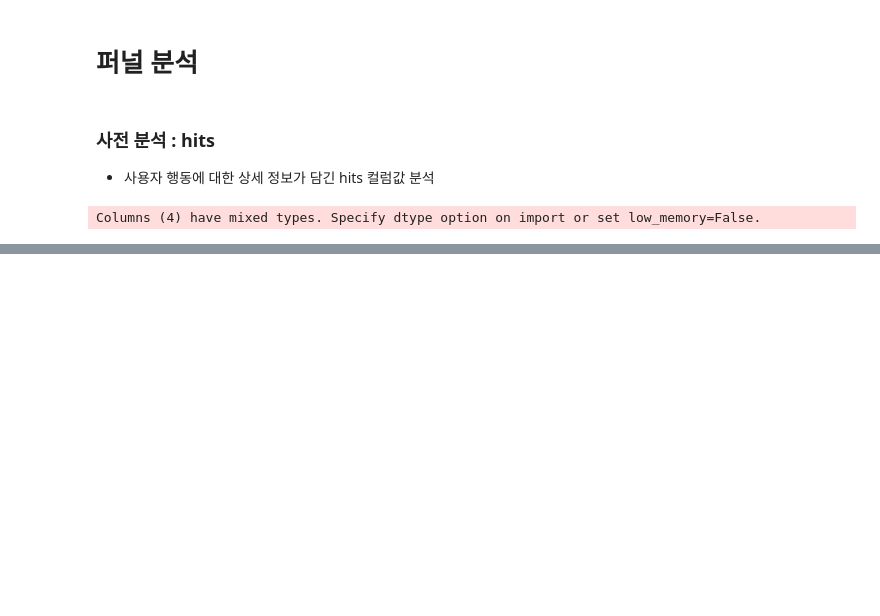
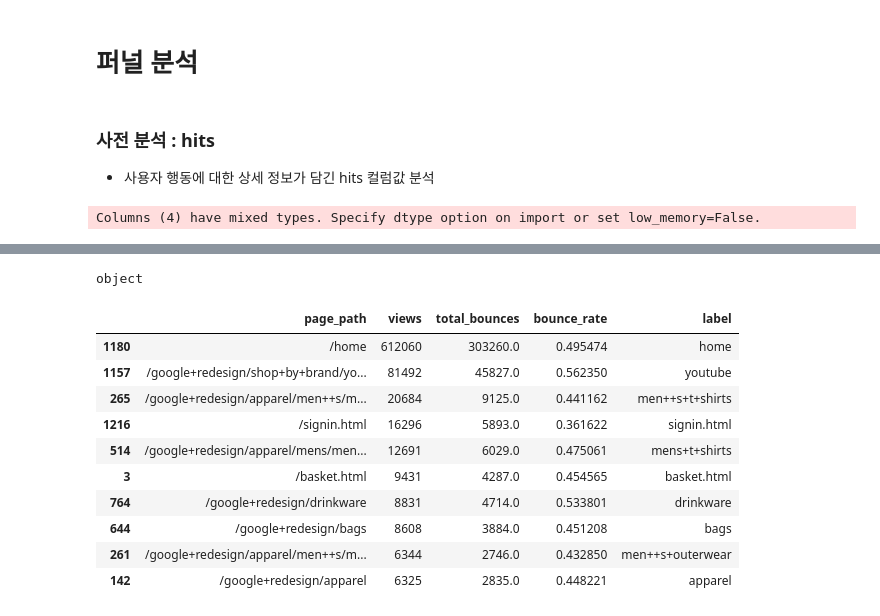
Before and after one commit to yeedacoding/eCommerce-User-Behavior-Analytics, a Jupyter notebook: funnel_analysis.ipynb, the cells around one changed output, grey strips where cells are left out. Drawn from its saved outputs; the diff is of its cells as text; code cells hidden in the pictures; blank space fills up the shorter version.

```diff
--- a/funnel_analysis.ipynb
+++ b/funnel_analysis.ipynb
@@ -58,3 +79,15 @@ hits_data[0]
+# %%
+def safe_parse_hits(x):
+    try:
+        parsed = ast.literal_eval(x)  # 문자열 → 리스트 변환
+        if isinstance(parsed, list) and len(parsed) > 0:  # 리스트 & 비어있지 않은 경우만 반환
+            return parsed[0]  # 리스트 첫 번째 딕셔너리 반환
+        return None  # 변환 불가능한 경우 None 반환
+    except Exception:  # 변환 실패 시 예외 처리
+        return None
+
+# 적용
+sample_df["hits"] = sample_df["hits"].apply(safe_parse_hits)
 # %% [markdown]
 #### (1) 이탈률(bounce rate) 분석을 위한 주요 지표
 - 이탈률 : 한 페이지 방문 후 다른 상호작용 없이 사이트를 떠난 방문자의 비율
@@ -124,0 +129,49 @@ df_result
+# %%
+print(sample_df['totals.bounces'].dtype)
+# %% [output]
+object
+# %%
+bounce_df = sample_df.copy()
+
+# 딕셔너리에서 필요한 값 추출
+def get_page_path(x):
+    if isinstance(x, dict) and x.get("hitNumber") == "1" and x.get("type") == "PAGE":
+        page = x.get("page")  # "page" 키가 있는지 확인
+        if isinstance(page, dict) and "pagePath" in page:  # "page"가 딕셔너리이고 "pagePath"가 존재하는지 확인
+            return page["pagePath"]  # "pagePath" 값 반환
+    return None  # 조건에 맞지 않으면 None 반환
+
+bounce_df["page_path"] = bounce_df["hits"].apply(get_page_path)
+bounce_df["totals.bounces"] = bounce_df["totals.bounces"].astype(float)
+
+# NaN 필터링
+df_filtered = bounce_df[bounce_df["page_path"].notna()][["page_path", "totals.bounces"]]
+
+# GROUP BY (페이지별 방문 수 & 이탈률 계산)
+bounce_result_df = df_filtered.groupby("page_path").agg(
+    views=("page_path", "count"),               # 총 방문 횟수
+    total_bounces=("totals.bounces", "sum")        # 총 이탈 횟수
+).reset_index()
+
+# 이탈률 계산
+bounce_result_df["bounce_rate"] = bounce_result_df["total_bounces"] / bounce_result_df["views"]
+
+# page_path label 지정
+bounce_result_df['label'] = bounce_result_df['page_path'].apply(lambda x : x.split('/')[-1])
+
+# 정렬 및 상위 10개 출력
+bounce_result_df = bounce_result_df.sort_values("views", ascending=False).head(10)
+
+bounce_result_df
+# %% [output]
+|  | page_path | views | total_bounces | bounce_rate | label |
+| 1180 | /home | 612060 | 303260.0 | 0.495474 | home |
+| 1157 | /google+redesign/shop+by+brand/yo... | 81492 | 45827.0 | 0.562350 | youtube |
+| 265 | /google+redesign/apparel/men++s/m... | 20684 | 9125.0 | 0.441162 | men++s+t+shirts |
+| 1216 | /signin.html | 16296 | 5893.0 | 0.361622 | signin.html |
+| 514 | /google+redesign/apparel/mens/men... | 12691 | 6029.0 | 0.475061 | mens+t+shirts |
+| 3 | /basket.html | 9431 | 4287.0 | 0.454565 | basket.html |
+| 764 | /google+redesign/drinkware | 8831 | 4714.0 | 0.533801 | drinkware |
+| 644 | /google+redesign/bags | 8608 | 3884.0 | 0.451208 | bags |
+| 261 | /google+redesign/apparel/men++s/m... | 6344 | 2746.0 | 0.432850 | men++s+outerwear |
+| 142 | /google+redesign/apparel | 6325 | 2835.0 | 0.448221 | apparel |
```
Also changed, not shown: parts of 21 cells of this notebook.
